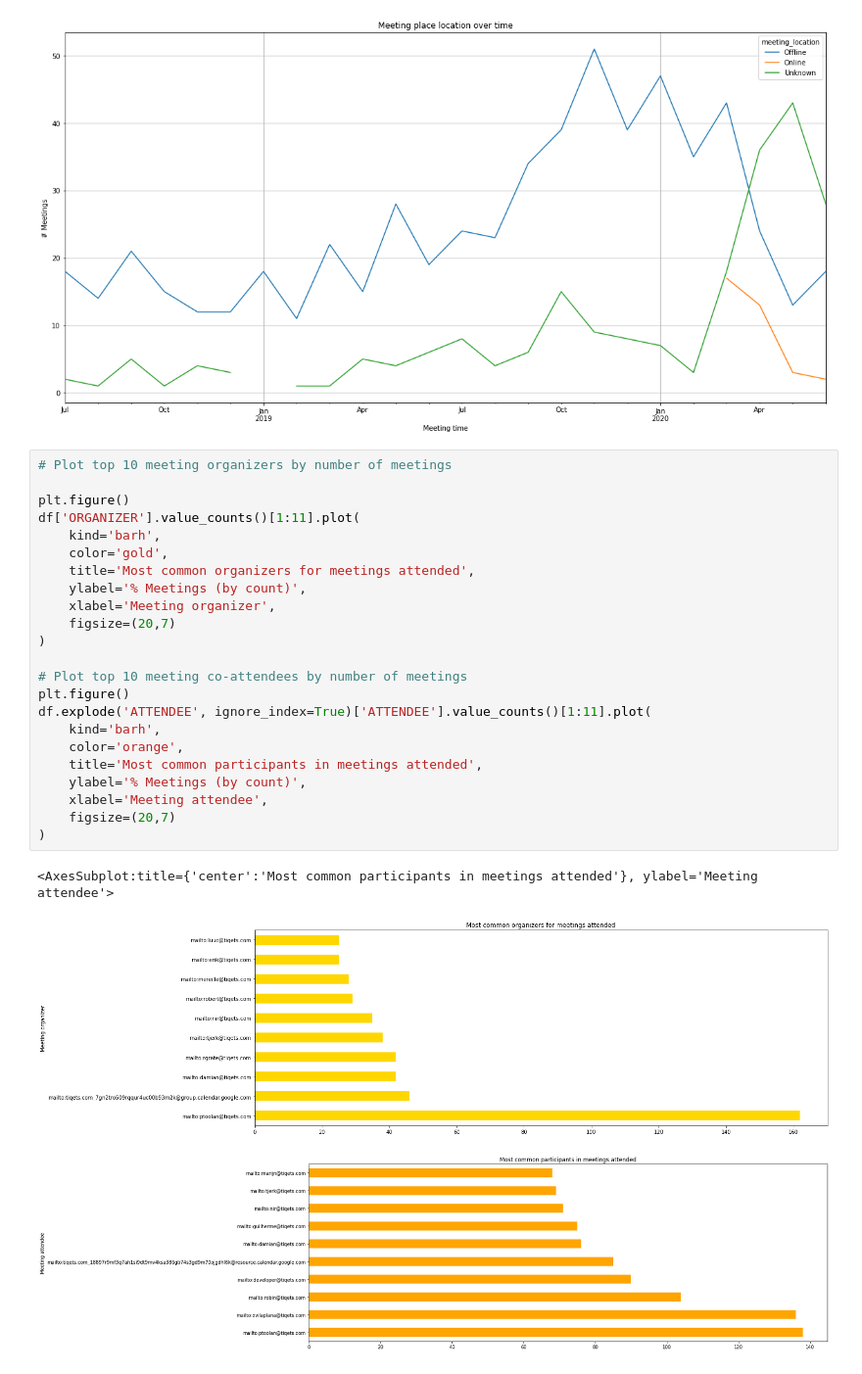
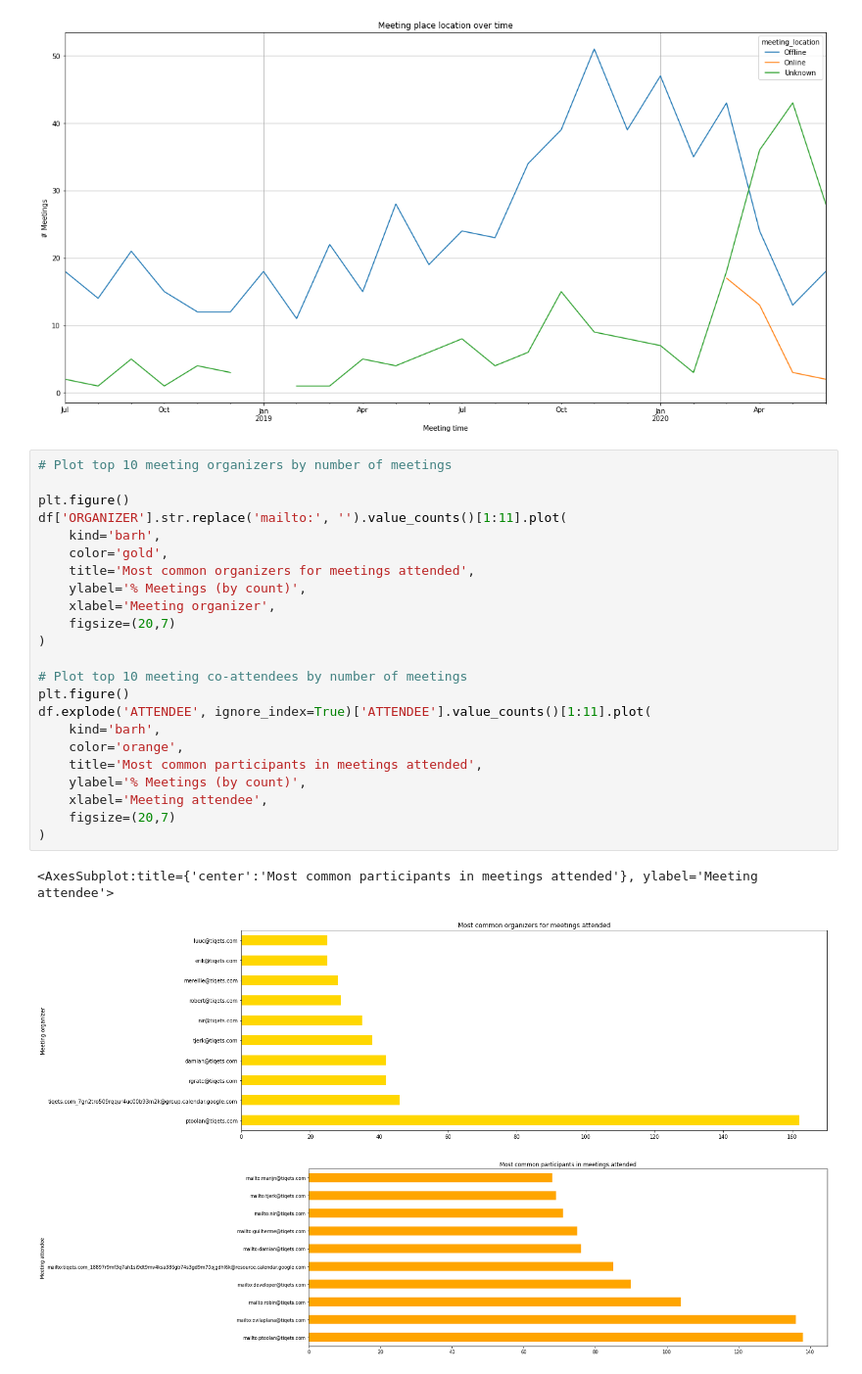
Before and after one commit to SITZ/calendar-analytics, a Jupyter notebook: calendar-analytics.ipynb, the cells around one changed output. Shown at 98% size. Saved outputs shown, nothing was run; the diff lists cells and outputs as text.

Commit message:
Format emails in plot

```diff
--- a/calendar-analytics.ipynb
+++ b/calendar-analytics.ipynb
@@ -306,27 +306,27 @@ df_location_timeline['DTEND'].plot(
 # %%
 # Plot top 10 meeting organizers by number of meetings
 
 plt.figure()
-df['ORGANIZER'].value_counts()[1:11].plot(
+df['ORGANIZER'].str.replace('mailto:', '').value_counts()[1:11].plot(
     kind='barh',
     color='gold',
     title='Most common organizers for meetings attended',
     ylabel='% Meetings (by count)',
     xlabel='Meeting organizer',
     figsize=(20,7)
 )
 
 # Plot top 10 meeting co-attendees by number of meetings
 plt.figure()
 df.explode('ATTENDEE', ignore_index=True)['ATTENDEE'].value_counts()[1:11].plot(
     kind='barh',
     color='orange',
     title='Most common participants in meetings attended',
     ylabel='% Meetings (by count)',
     xlabel='Meeting attendee',
     figsize=(20,7)
 )
 # %% [output]
 <AxesSubplot:title={'center':'Most common participants in meetings attended'}, ylabel='Meeting attendee'>
-[figure, old version]
+[figure, new version]
 [figure]
```
Also changed, not shown: parts of 2 cells of this notebook.
